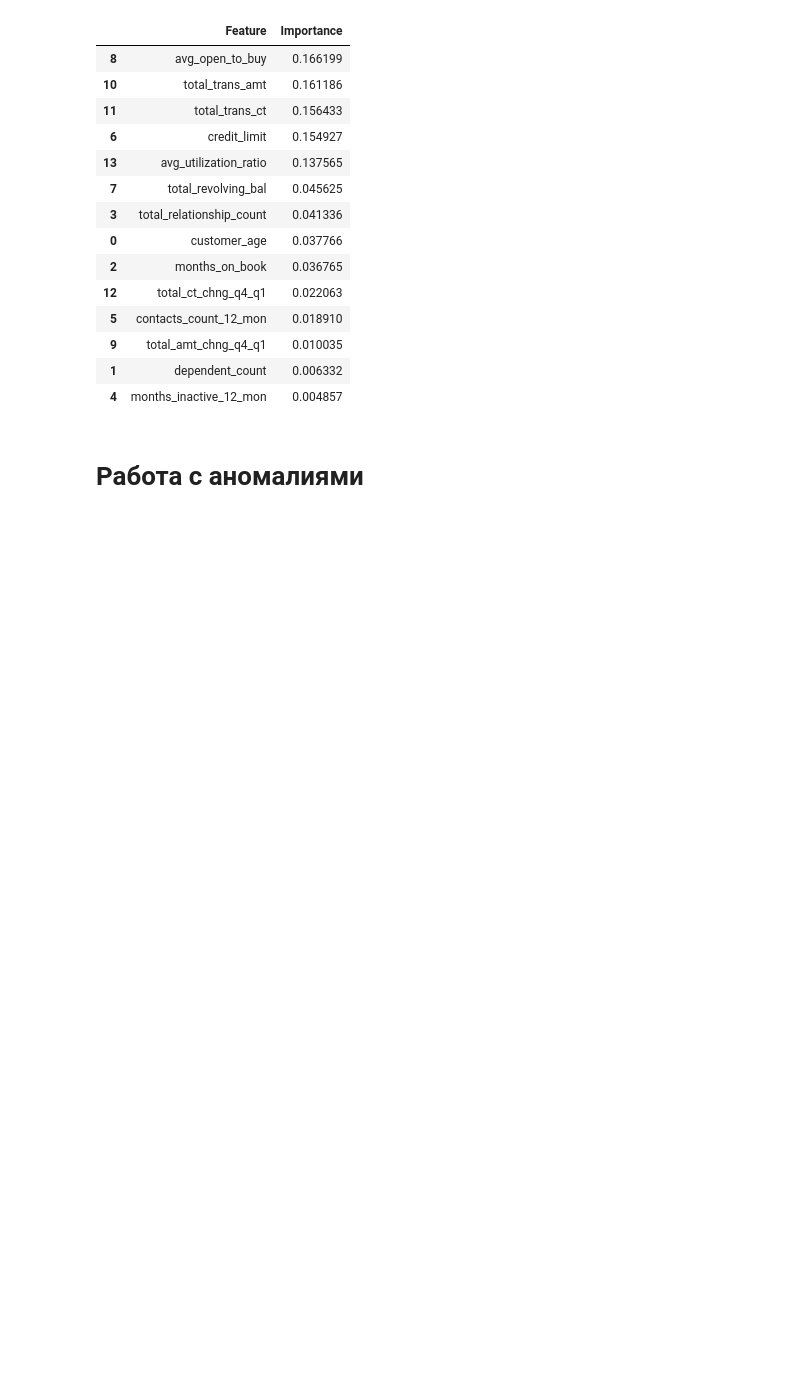
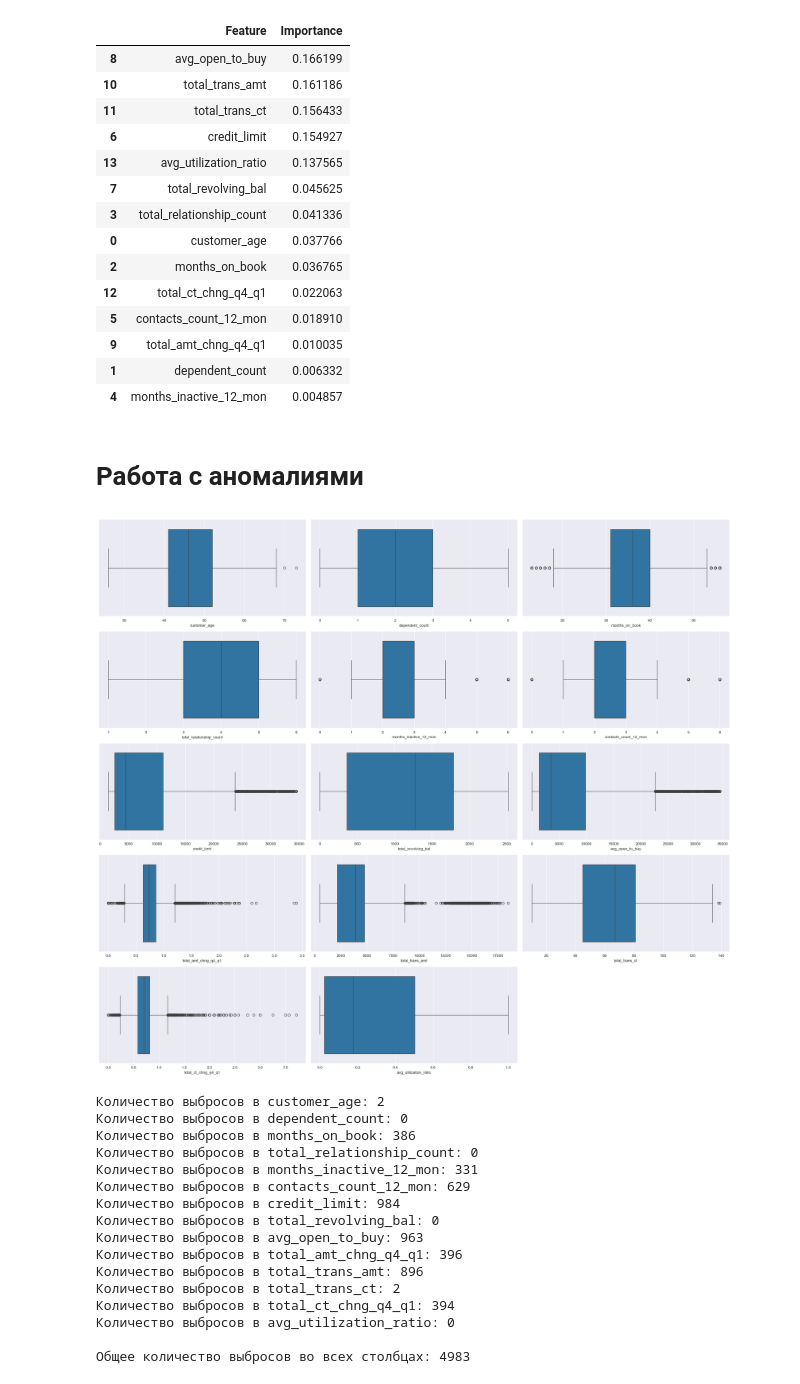
Before and after one commit to DanSikQ/Data_Analyst_Portfolio, a Jupyter notebook: projects/Bank_customers_analysis/new_test.ipynb, the cells around one changed output. Cells and saved outputs as stored; diff of their text form; code cells hidden in the pictures; blank space fills up the shorter version.

```diff
--- a/projects/Bank_customers_analysis/new_test.ipynb
+++ b/projects/Bank_customers_analysis/new_test.ipynb
@@ -235,3 +213,53 @@ Explained variance ratio: [0.18343028 0.14608437]
 | 4 | months_inactive_12_mon | 0.004857 |
 # %% [markdown]
 # Работа с аномалиями
+# %%
+# Поработаем с количиственными признаками
+credit_box_plot = credit.copy().drop(columns = 'clientnum')
+numerical_features = credit_box_plot.select_dtypes(include=['float', 'int']).columns.tolist()
+
+# Так как у нас немного фичей можно попробовать визуализировать все наши box-plot
+plt.figure(figsize=(23, 4 * len(numerical_features)))
+for i, col in enumerate(numerical_features):
+    plt.subplot(len(numerical_features), 3, i + 1)
+    sns.boxplot(x=credit_box_plot[col])
+
+plt.tight_layout()
+plt.show()
+
+
+def detect(data, column): # определяем границы Q1 и Q2 и какое количество данных находится за этими границами
+    Q1 = data[column].quantile(0.25)
+    Q3 = data[column].quantile(0.75)
+    IQR = Q3 - Q1
+    lower = Q1 - 1.5 * IQR
+    upper = Q3 + 1.5 * IQR
+    outliers = data[(data[column] < lower) | (data[column] > upper)]
+    return outliers
+
+outlier_counts = {}
+for col in numerical_features:
+    outliers = detect(credit_box_plot, col)
+    outlier_counts[col] = len(outliers)
+    print(f"Количество выбросов в {col}: {len(outliers)}")
+
+total_outliers = sum(outlier_counts.values())
+print(f"\nОбщее количество выбросов во всех столбцах: {total_outliers}")
+# %% [output]
+[figure, added]
+Количество выбросов в customer_age: 2
+Количество выбросов в dependent_count: 0
+Количество выбросов в months_on_book: 386
+Количество выбросов в total_relationship_count: 0
+Количество выбросов в months_inactive_12_mon: 331
+Количество выбросов в contacts_count_12_mon: 629
+Количество выбросов в credit_limit: 984
+Количество выбросов в total_revolving_bal: 0
+Количество выбросов в avg_open_to_buy: 963
+Количество выбросов в total_amt_chng_q4_q1: 396
+Количество выбросов в total_trans_amt: 896
+Количество выбросов в total_trans_ct: 2
+Количество выбросов в total_ct_chng_q4_q1: 394
+Количество выбросов в avg_utilization_ratio: 0
+
+Общее количество выбросов во всех столбцах: 4983
```
Also changed, not shown: parts of 4 cells of this notebook.
